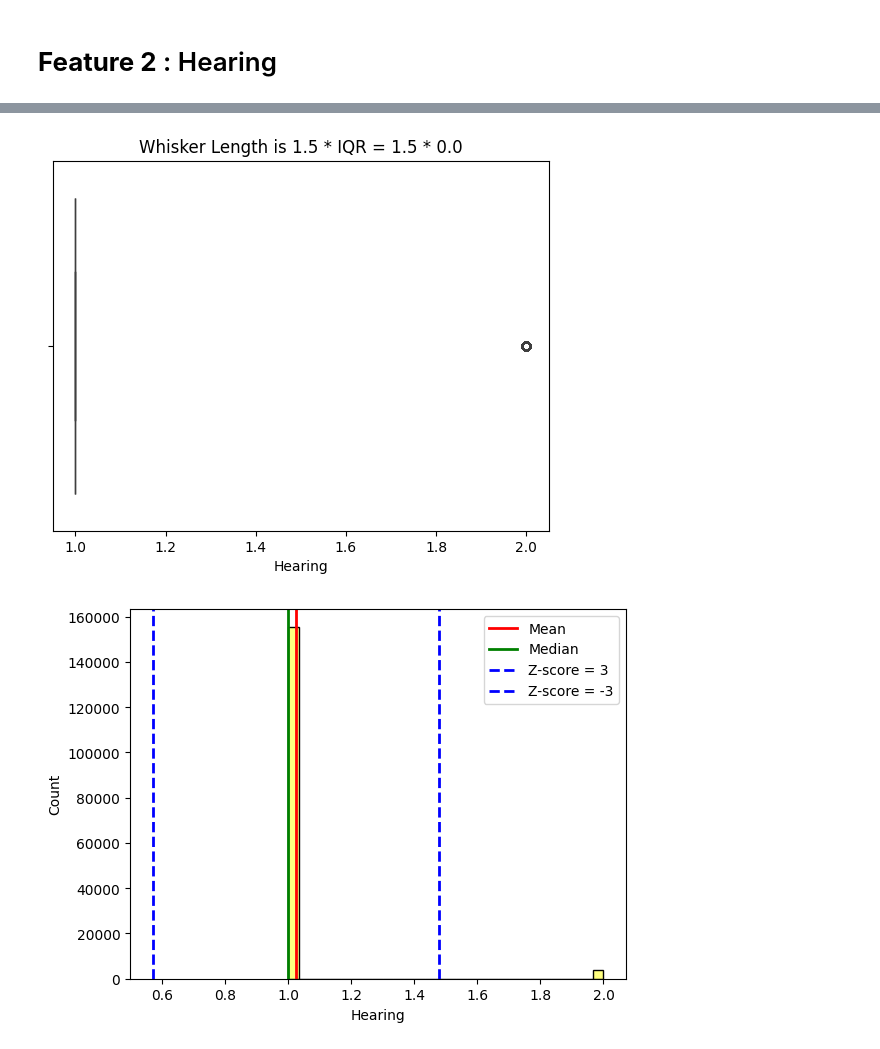
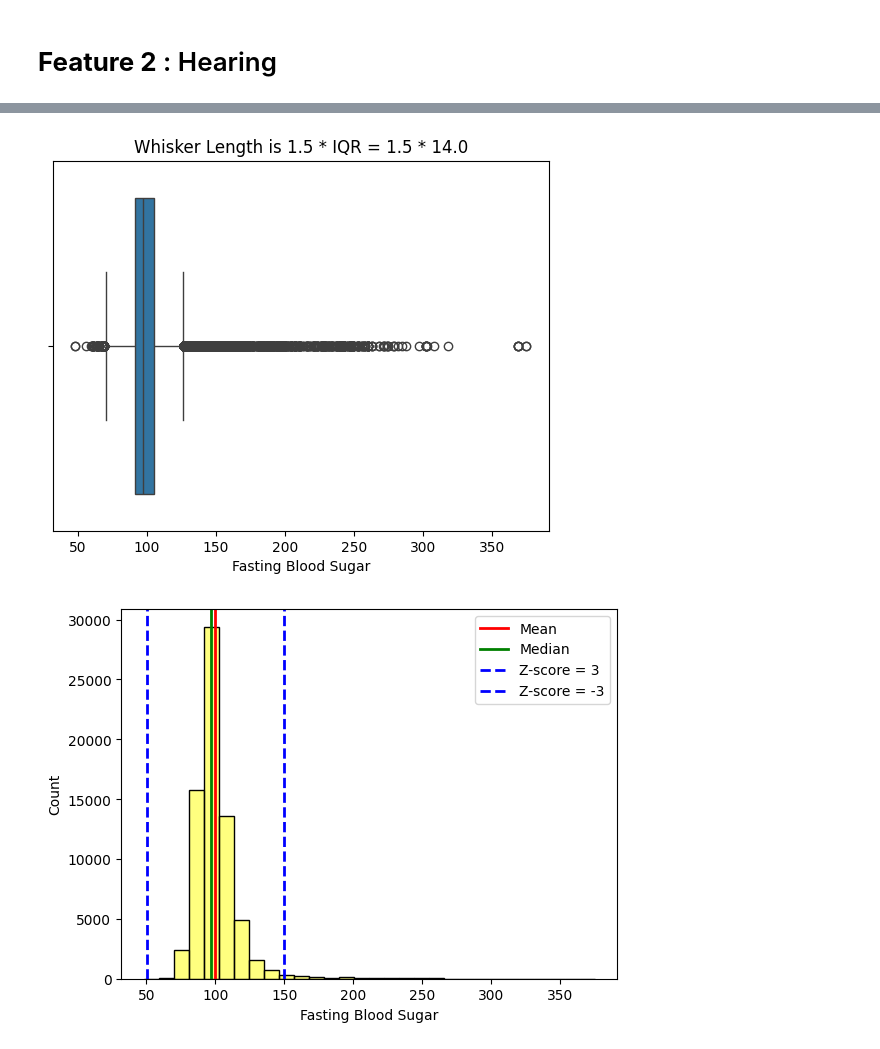
Before and after one commit to ahmedoy/SmokingData-Classification, a Jupyter notebook: data_analysis.ipynb, the cells around one changed output, grey strips where cells are left out. Saved outputs shown, nothing was run; the diff lists cells and outputs as text; code cells hidden in the pictures.

Commit message:
blood-sugar-feature

```diff
--- a/data_analysis.ipynb
+++ b/data_analysis.ipynb
@@ -234,55 +259,52 @@ dental caries unique values: [0 1]
 # %%
-hearing_feature = df['hearing(right)']
-label = df["smoking"]
+
+# Analyzing Fasting Blood Sugar Feature with smokers
+fasting_blood_sugar_feature = df[df["smoking"] == 1]["fasting blood sugar"]
 
 # Central Tendency Measures
-hearing_mean = hearing_feature.mean()
-hearing_median = hearing_feature.median()
+fasting_blood_sugar_mean = fasting_blood_sugar_feature.mean()
+fasting_blood_sugar_median = fasting_blood_sugar_feature.median()
 
 # Measures of Dispersion
-hearing_max_val = hearing_feature.max()
-hearing_min_val = hearing_feature.min()
-hearing_range = hearing_max_val - hearing_min_val
-hearing_std = hearing_feature.std()
-hearing_skew = hearing_feature.skew()
-hearing_iqr = hearing_feature.quantile(0.75) - hearing_feature.quantile(0.25)
-z_score_positive3 = 3 * hearing_std + hearing_mean
-z_score_negative3 = -3 * hearing_std + hearing_mean
+fasting_blood_sugar_max_val = fasting_blood_sugar_feature.max()
+fasting_blood_sugar_min_val = fasting_blood_sugar_feature.min()
+fasting_blood_sugar_range = fasting_blood_sugar_max_val - fasting_blood_sugar_min_val
+fasting_blood_sugar_std = fasting_blood_sugar_feature.std()
+fasting_blood_sugar_skew = fasting_blood_sugar_feature.skew()
+fasting_blood_sugar_iqr = fasting_blood_sugar_feature.quantile(0.75) - fasting_blood_sugar_feature.quantile(0.25)
+z_score_positive3 = 3 * fasting_blood_sugar_std + fasting_blood_sugar_mean
+z_score_negative3 = -3 * fasting_blood_sugar_std + fasting_blood_sugar_mean
 
-print("Hearing:")
-print(f"Mean {round(hearing_mean, 3)}")
-print(f"Median {round(hearing_median, 3)}")
-print(f"Max Value {round(hearing_max_val, 3)}")
-print(f"Min Value {round(hearing_min_val, 3)}")
-print(f"Range {round(hearing_range, 3)}")
-print(f"Standard Deviation {round(hearing_std, 3)}")
-print(f"Skew {round(hearing_skew, 3)}")
-print(f"IQR {round(hearing_iqr, 3)}")
+# Create a list of lists to represent the table
+table_data = [
+    ["Mean", round(fasting_blood_sugar_mean, 3)],
+    ["Median", round(fasting_blood_sugar_median, 3)],
+    ["Max Value", round(fasting_blood_sugar_max_val, 3)],
+    ["Min Value", round(fasting_blood_sugar_min_val, 3)],
+    ["Range", round(fasting_blood_sugar_range, 3)],
+    ["Standard Deviation", round(fasting_blood_sugar_std, 3)],
+    ["Skew", round(fasting_blood_sugar_skew, 3)],
+    ["IQR", round(fasting_blood_sugar_iqr, 3)]
+]
 
-# Box Plot for Hearing Feature
-sns.boxplot(x=hearing_feature)
-plt.xlabel('Hearing')
-plt.title(f"Whisker Length is 1.5 * IQR = 1.5 * {round(hearing_iqr, 3)}")
+# Print the table
+print(tabulate(table_data, headers=["Statistic", "Value"], tablefmt="grid"))
+
+# Box Plot for Fasting Blood Sugar Feature
+sns.boxplot(x=fasting_blood_sugar_feature)
+plt.xlabel('Fasting Blood Sugar')
+plt.title(f"Whisker Length is 1.5 * IQR = 1.5 * {round(fasting_blood_sugar_iqr, 3)}")
 plt.show()
 
-# Histogram for Hearing Feature
-sns.histplot(hearing_feature, bins=30, alpha=0.5, color="yellow")
-plt.xlabel('Hearing')
+# Histogram for Fasting Blood Sugar Feature
+sns.histplot(fasting_blood_sugar_feature, bins=30, alpha=0.5, color="yellow")
+plt.xlabel('Fasting Blood Sugar')
 plt.ylabel('Count')
-plt.axvline(hearing_mean, c='red', ls='-', lw=2)
-plt.axvline(hearing_median, c='green', ls='-', lw=2)
+plt.axvline(fasting_blood_sugar_mean, c='red', ls='-', lw=2)
+plt.axvline(fasting_blood_sugar_median, c='green', ls='-', lw=2)
 plt.axvline(z_score_positive3, c='blue', ls='--', lw=2)
 plt.axvline(z_score_negative3, c='blue', ls='--', lw=2)
 
 plt.legend(labels=['Mean', 'Median', "Z-score = 3", "Z-score = -3"])
 plt.show()
-
-# Hearing Feature with respect to the target
-plt.figure(figsize=(8, 6))
-sns.countplot(x="hearing(right)", data=df, hue="smoking")
-plt.xlabel('Hearing')
-plt.ylabel('Count')
-plt.title('Distribution of Hearing and Smoking')
-plt.legend(labels=["Non-Smokers", "Smokers"])
-plt.show()
 # %% [output]
@@ -298,2 +330,2 @@ IQR 0.0
-[figure, old version]
+[figure, new version]
-[figure, old version]
+[figure, new version]
```
Also changed, not shown: parts of 6 cells of this notebook.
